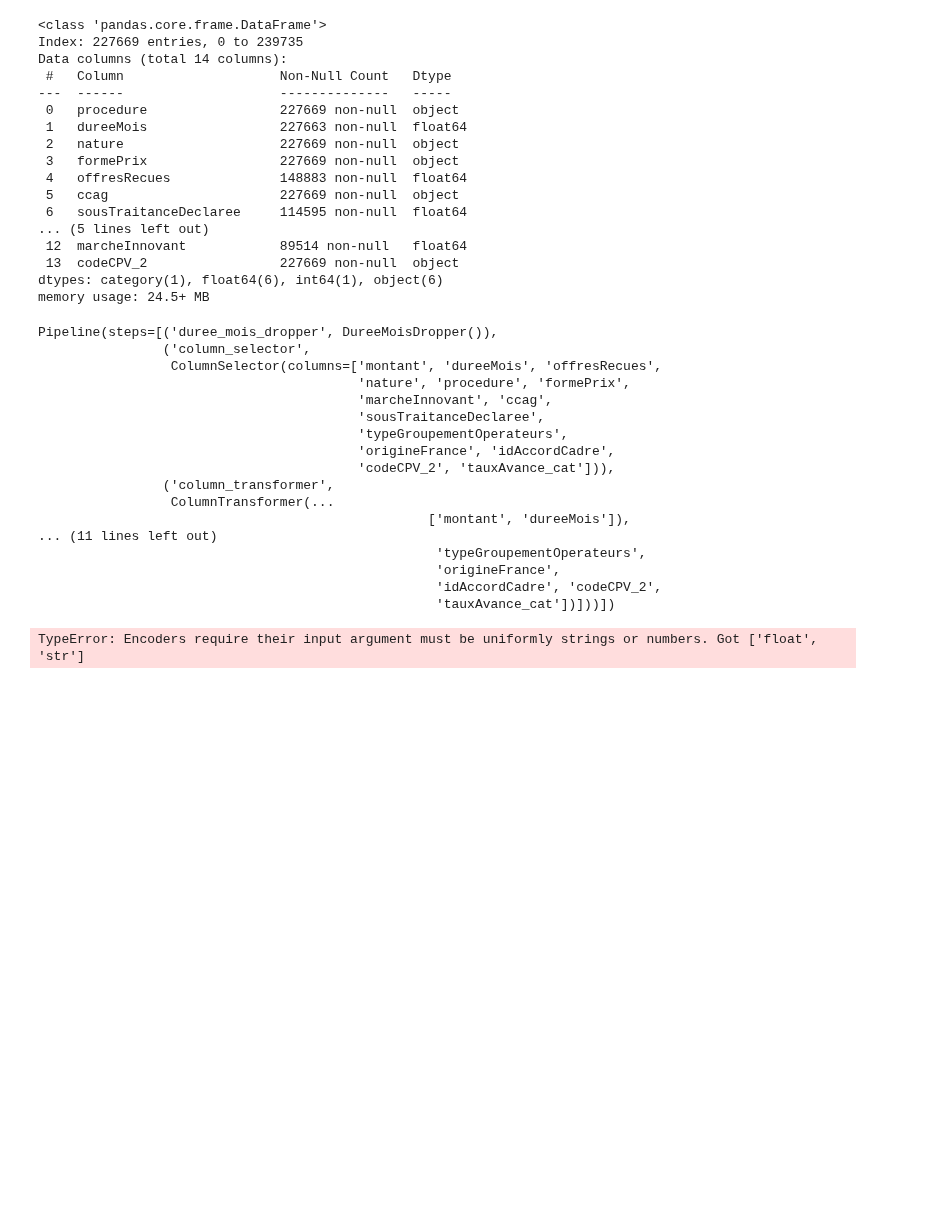
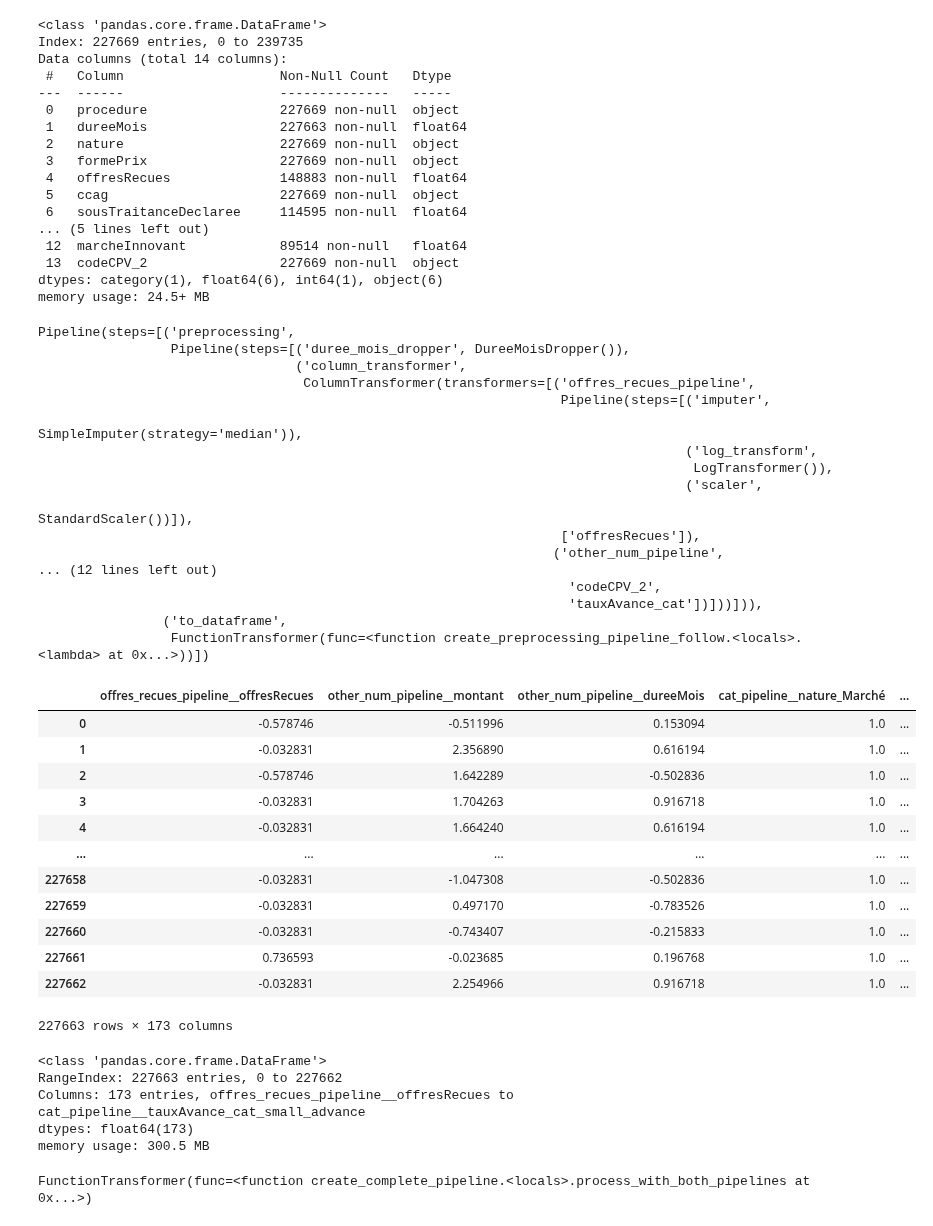
Before and after one commit to RonanB400/decp_ml, a Jupyter notebook: notebooks/LD_marche_sim_preproc_test.ipynb, the cells around one changed output. Cells and saved outputs as stored; diff of their text form; code cells hidden in the pictures; blank space fills up the shorter version.

Commit message:
pipeline preprocess termine et generalise

```diff
--- a/notebooks/LD_marche_sim_preproc_test.ipynb
+++ b/notebooks/LD_marche_sim_preproc_test.ipynb
@@ -62,3 +64,3 @@ from scripts.preprocess_final import create_preprocessing_pipeline_init, create_
 # %%
-pipeline = create_preprocessing_pipeline_init(cat='marche_sim')
+pipeline_prepa = create_preprocessing_pipeline_init(cat='marche_sim')
 # %%
@@ -71,7 +73,7 @@ Pipeline(steps=[('id_accord_encoder', IdAccordCadreEncoder()),
 # %%
 
 # Fit and transform your data
-X_transformed = pipeline.fit_transform(df)
+X_transformed = pipeline_prepa.fit_transform(df)
 # %%
 X_transformed
 # %% [output]
@@ -109,29 +111,49 @@ Data columns (total 14 columns):
 dtypes: category(1), float64(6), int64(1), object(6)
 memory usage: 24.5+ MB
 # %%
-pipeline2 = create_preprocessing_pipeline_follow()
+pipeline_final = create_preprocessing_pipeline_follow()
 # %%
-pipeline2
+pipeline_final
 # %% [output]
-Pipeline(steps=[('duree_mois_dropper', DureeMoisDropper()),
-                ('column_selector',
-                 ColumnSelector(columns=['montant', 'dureeMois', 'offresRecues',
-                                         'nature', 'procedure', 'formePrix',
-                                         'marcheInnovant', 'ccag',
-                                         'sousTraitanceDeclaree',
-                                         'typeGroupementOperateurs',
-                                         'origineFrance', 'idAccordCadre',
-                                         'codeCPV_2', 'tauxAvance_cat'])),
-                ('column_transformer',
-                 ColumnTransformer(...
-                                                  ['montant', 'dureeMois']),
-... (11 lines left out)
-                                                   'typeGroupementOperateurs',
-                                                   'origineFrance',
-                                                   'idAccordCadre', 'codeCPV_2',
-                                                   'tauxAvance_cat'])]))])
+Pipeline(steps=[('preprocessing',
+                 Pipeline(steps=[('duree_mois_dropper', DureeMoisDropper()),
+                                 ('column_transformer',
+                                  ColumnTransformer(transformers=[('offres_recues_pipeline',
+                                                                   Pipeline(steps=[('imputer',
+                                                                                    SimpleImputer(strategy='median')),
+                                                                                   ('log_transform',
+                                                                                    LogTransformer()),
+                                                                                   ('scaler',
+                                                                                    StandardScaler())]),
+                                                                   ['offresRecues']),
+                                                                  ('other_num_pipeline',
+... (12 lines left out)
+                                                                    'codeCPV_2',
+                                                                    'tauxAvance_cat'])]))])),
+                ('to_dataframe',
+                 FunctionTransformer(func=<function create_preprocessing_pipeline_follow.<locals>.<lambda> at 0x...>))])
 # %%
-X2_transformed = pipeline2.fit_transform(X_transformed)
+X2_transformed = pipeline_final.fit_transform(X_transformed)
 X2_transformed
 # %% [output]
+|  | offres_recues_pipeline__offresRecues | other_num_pipeline__montant | other_num_pipeline__dureeMois | cat_pipeline__nature_Marché | ... |
+| 0 | -0.578746 | -0.511996 | 0.153094 | 1.0 | ... |
+| 1 | -0.032831 | 2.356890 | 0.616194 | 1.0 | ... |
+| 2 | -0.578746 | 1.642289 | -0.502836 | 1.0 | ... |
+| 3 | -0.032831 | 1.704263 | 0.916718 | 1.0 | ... |
+| 4 | -0.032831 | 1.664240 | 0.616194 | 1.0 | ... |
+| ... | ... | ... | ... | ... | ... |
+| 227658 | -0.032831 | -1.047308 | -0.502836 | 1.0 | ... |
+| 227659 | -0.032831 | 0.497170 | -0.783526 | 1.0 | ... |
+| 227660 | -0.032831 | -0.743407 | -0.215833 | 1.0 | ... |
+| 227661 | 0.736593 | -0.023685 | 0.196768 | 1.0 | ... |
+| 227662 | -0.032831 | 2.254966 | 0.916718 | 1.0 | ... |
-TypeError: Encoders require their input argument must be uniformly strings or numbers. Got ['float', 'str']
+227663 rows × 173 columns
+# %%
+X2_transformed.info()
+# %% [output]
+<class 'pandas.core.frame.DataFrame'>
+RangeIndex: 227663 entries, 0 to 227662
+Columns: 173 entries, offres_recues_pipeline__offresRecues to cat_pipeline__tauxAvance_cat_small_advance
+dtypes: float64(173)
+memory usage: 300.5 MB
@@ -137,0 +162,4 @@ TypeError: Encoders require their input argument must be uniformly strings or nu
+# %%
+pipeline_total
+# %% [output]
+FunctionTransformer(func=<function create_complete_pipeline.<locals>.process_with_both_pipelines at 0x...>)
```
Also changed, not shown: parts of 13 cells of this notebook, 5 other files.
